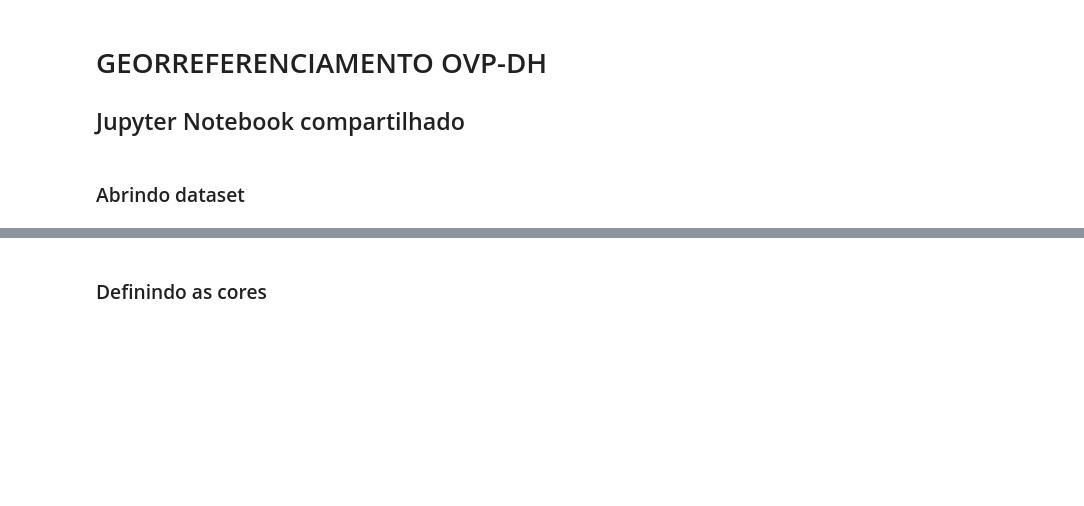
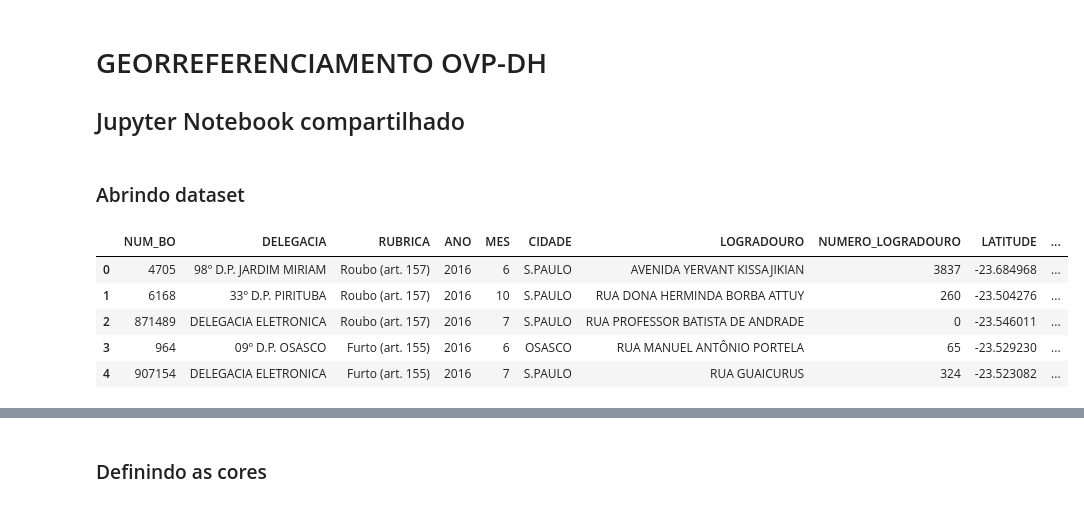
Before and after one commit to IanEspinoso/Proj_MapTutorials, a Jupyter notebook: code/codigo_markercluster.ipynb, the cells around one changed output, grey strips where cells are left out. Cells and saved outputs as stored; diff of their text form; code cells hidden in the pictures; blank space fills up the shorter version.

```diff
--- a/code/codigo_markercluster.ipynb
+++ b/code/codigo_markercluster.ipynb
@@ -14,4 +10,13 @@ from getpass import getpass
 # %% [markdown]
 ### Abrindo dataset
 # %%
-data = pd.read_csv('../data/georef.csv').drop(columns=['Unnamed: 0'])
+data = pd.read_csv('../data/neo_geo_bo2016.csv').drop(columns=['Unnamed: 0'])
+
+data.head()
+# %% [output]
+|  | NUM_BO | DELEGACIA | RUBRICA | ANO | MES | CIDADE | LOGRADOURO | NUMERO_LOGRADOURO | LATITUDE | ... |
+| 0 | 4705 | 98º D.P. JARDIM MIRIAM | Roubo (art. 157) | 2016 | 6 | S.PAULO | AVENIDA YERVANT KISSAJIKIAN | 3837 | -23.684968 | ... |
+| 1 | 6168 | 33º D.P. PIRITUBA | Roubo (art. 157) | 2016 | 10 | S.PAULO | RUA DONA HERMINDA BORBA ATTUY | 260 | -23.504276 | ... |
+| 2 | 871489 | DELEGACIA ELETRONICA | Roubo (art. 157) | 2016 | 7 | S.PAULO | RUA PROFESSOR BATISTA DE ANDRADE | 0 | -23.546011 | ... |
+| 3 | 964 | 09º D.P. OSASCO | Furto (art. 155) | 2016 | 6 | OSASCO | RUA MANUEL ANTÔNIO PORTELA | 65 | -23.529230 | ... |
+| 4 | 907154 | DELEGACIA ELETRONICA | Furto (art. 155) | 2016 | 7 | S.PAULO | RUA GUAICURUS | 324 | -23.523082 | ... |
```
Also changed, not shown: parts of 12 cells of this notebook.
